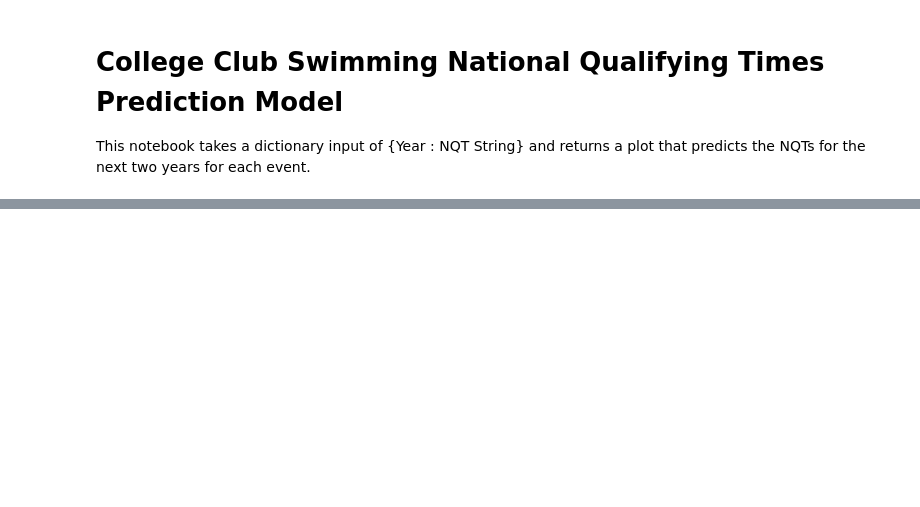
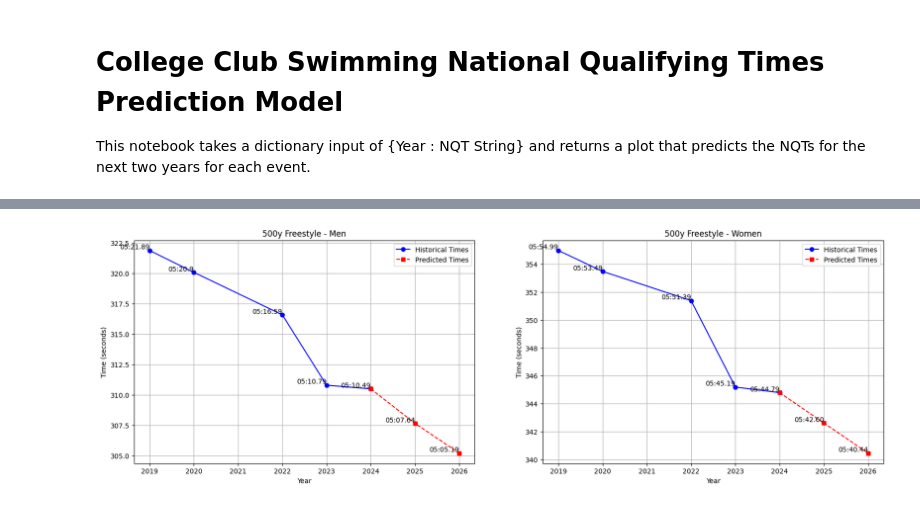
Before and after one commit to ZTW21/Prediction-Model-CCS-NQTs, a Jupyter notebook: Prediction Model CCS NQT.ipynb, the cells around one changed output, grey strips where cells are left out. Cells and saved outputs as stored; diff of their text form; code cells hidden in the pictures; blank space fills up the shorter version.

```diff
--- a/Prediction Model CCS NQT.ipynb
+++ b/Prediction Model CCS NQT.ipynb
@@ -105,0 +129,6 @@ print(predicted_times_str)
+# %%
+# Women Maybe inaccurate
+event_name = "500y Freestyle"
+predicted_times_dict = predict_and_plot(event_name, men_500_free, women_500_free)
+# %% [output]
+[figure, added]
```
Also changed, not shown: parts of 19 cells of this notebook, 2 other files.
